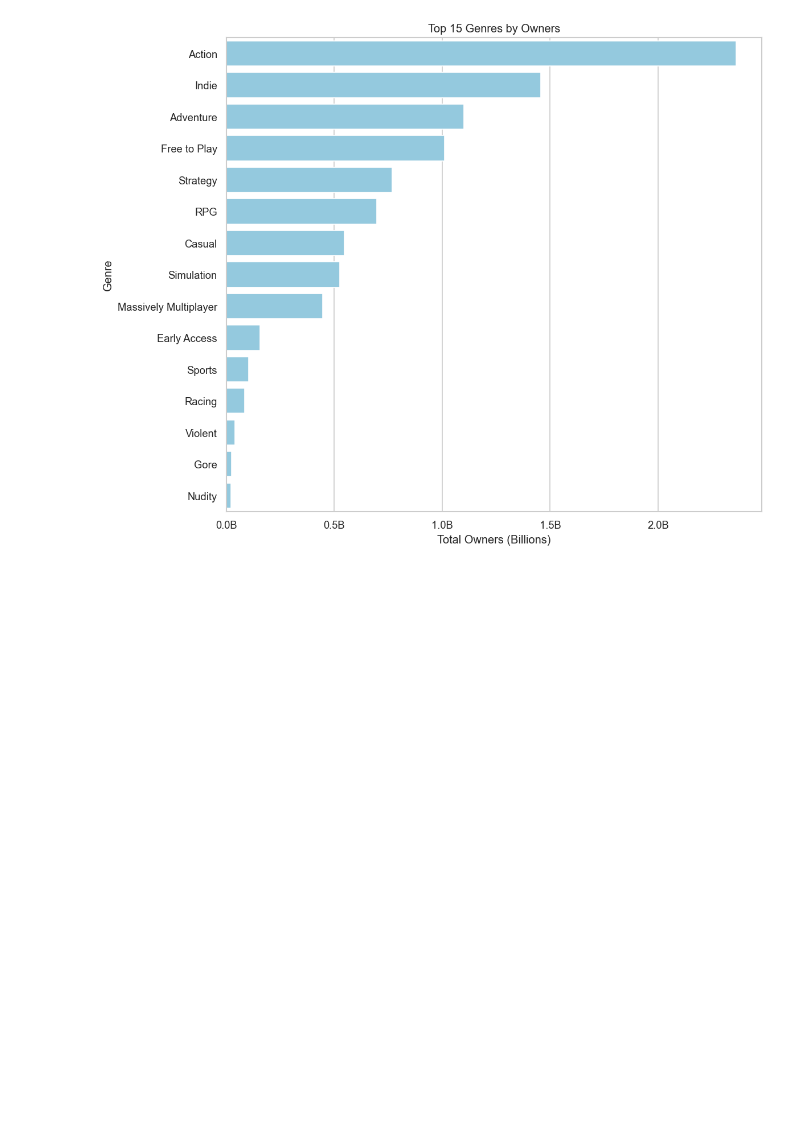
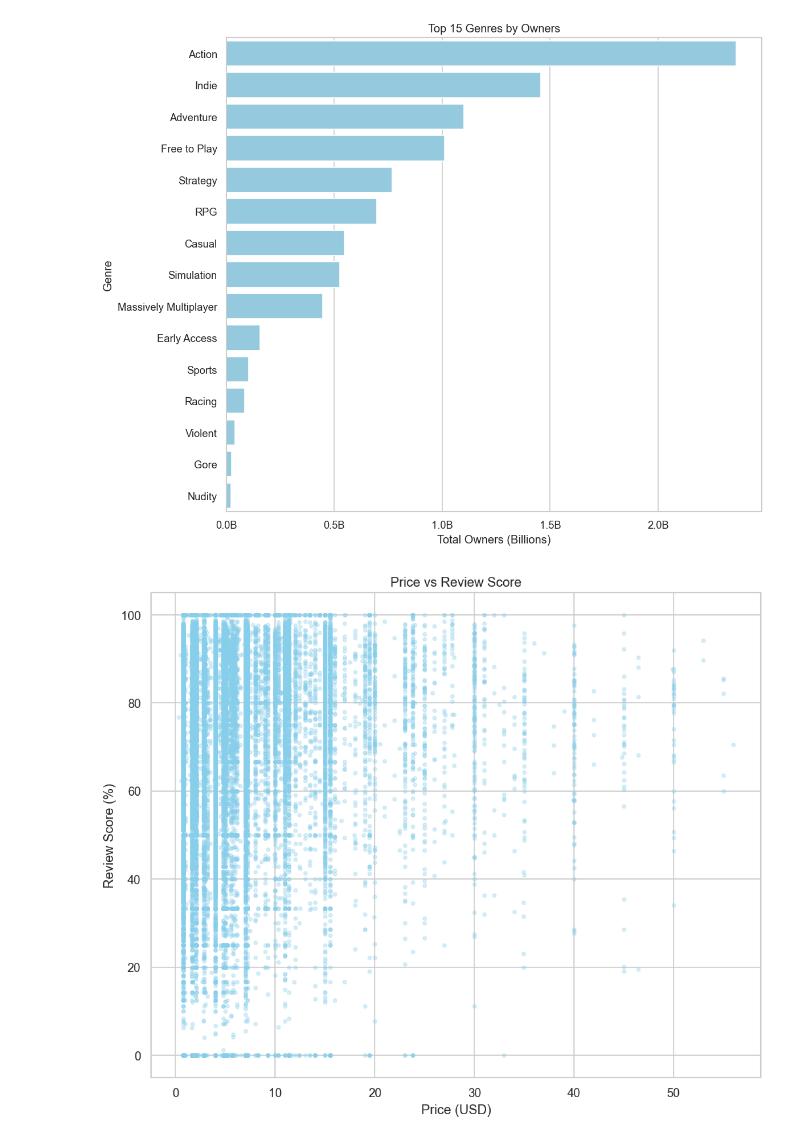
Before and after one commit to Smitt1803/gamegpt, a Jupyter notebook: notebooks/02_eda_viz.ipynb, the cells around one changed output. Saved outputs shown, nothing was run; the diff lists cells and outputs as text; code cells hidden in the pictures; blank space fills up the shorter version.

Commit message:
eda: price vs review score scatter plot

```diff
--- a/notebooks/02_eda_viz.ipynb
+++ b/notebooks/02_eda_viz.ipynb
@@ -96,3 +96,20 @@ plt.show()
 13                   Gore     2.578500e+07
 14                 Nudity     2.239000e+07
 [figure]
+# %%
+# Filter out free games and extreme prices for cleaner view
+df_paid = df[(df['price'] > 0) & (df['price'] < 60)]
+
+# Plot Scatter Plot
+plt.figure(figsize=(10,8))
+
+plt.scatter(df_paid['price'], df_paid['review_score'], alpha=0.3, s=10, c='skyblue')
+
+plt.title('Price vs Review Score')
+plt.xlabel('Price (USD)')
+plt.ylabel('Review Score (%)')
+
+plt.savefig("..\\reports\\figures\\prive_vs_reviews.png", dpi=150, bbox_inches='tight')
+plt.show()
+# %% [output]
+[figure, added]
```
Also changed, not shown: parts of 1 cell of this notebook, 1 other file.
